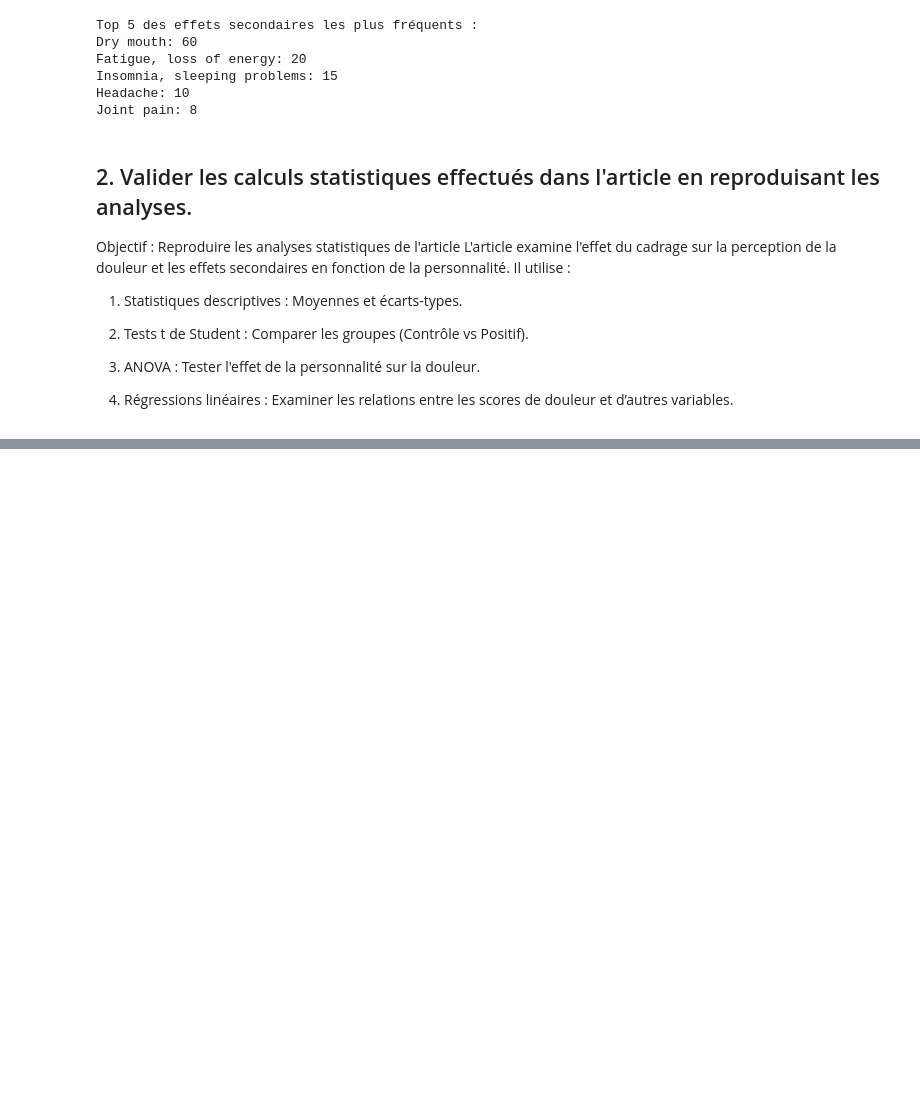
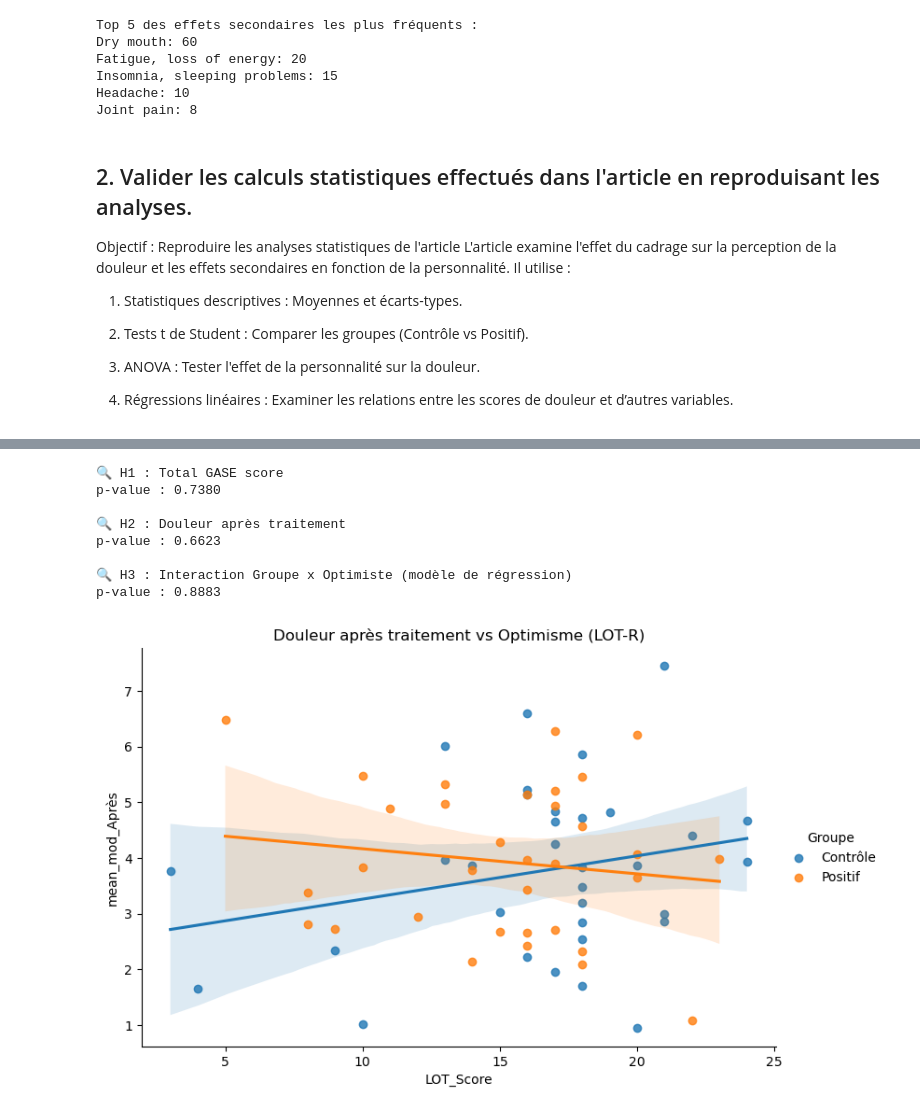
Before and after one commit to nassimdammak-dah/statistiques-, a Jupyter notebook: Nassim_dammak_rééchantillonnage.ipynb, the cells around one changed output, grey strips where cells are left out. Saved outputs shown, nothing was run; the diff lists cells and outputs as text; code cells hidden in the pictures; blank space fills up the shorter version.

```diff
--- a/Nassim_dammak_rééchantillonnage.ipynb
+++ b/Nassim_dammak_rééchantillonnage.ipynb
@@ -305,0 +348,37 @@ display(stats_desc_vertical)
+# %%
+
+# 🔍 H1 — Le cadrage réduit les effets secondaires perçus (Total GASE)
+print("\n🔍 H1 : Total GASE score")
+if 'Total_GASE_score' in df.columns:
+    controle = df[df['Groupe'] == 'Contrôle']
+    positif = df[df['Groupe'] == 'Positif']
+    stat_h1, pval_h1 = ttest_ind(controle['Total_GASE_score'], positif['Total_GASE_score'])
+    print(f"p-value : {pval_h1:.4f}")
+else:
+    print("⚠️ Colonne 'Total_GASE_score' manquante dans les données")
+
+# 🔍 H2 — Le cadrage réduit la douleur perçue après traitement
+print("\n🔍 H2 : Douleur après traitement")
+stat_h2, pval_h2 = ttest_ind(controle['mean_mod_Après'], positif['mean_mod_Après'])
+print(f"p-value : {pval_h2:.4f}")
+
+# 🔍 H3 — L'effet du cadrage dépend de la personnalité (optimisme)
+print("\n🔍 H3 : Interaction Groupe x Optimiste (modèle de régression)")
+modele = smf.ols('mean_mod_Après ~ Groupe_num + Optimiste + Groupe_num:Optimiste', data=df).fit()
+pval_h3 = modele.pvalues.get('Groupe_num:Optimiste', None)
+print(f"p-value : {pval_h3:.4f}" if pval_h3 else "Interaction non trouvée dans le modèle")
+
+# 🔍 H4 — Vérification graphique (facultatif)
+sns.lmplot(data=df, x='LOT_Score', y='mean_mod_Après', hue='Groupe', aspect=1.5)
+plt.title("Douleur après traitement vs Optimisme (LOT-R)")
+plt.show()
+# %% [output]
+🔍 H1 : Total GASE score
+p-value : 0.7380
+
+🔍 H2 : Douleur après traitement
+p-value : 0.6623
+
+🔍 H3 : Interaction Groupe x Optimiste (modèle de régression)
+p-value : 0.8883
+[figure, added]
```
Also changed, not shown: parts of 7 cells of this notebook.
